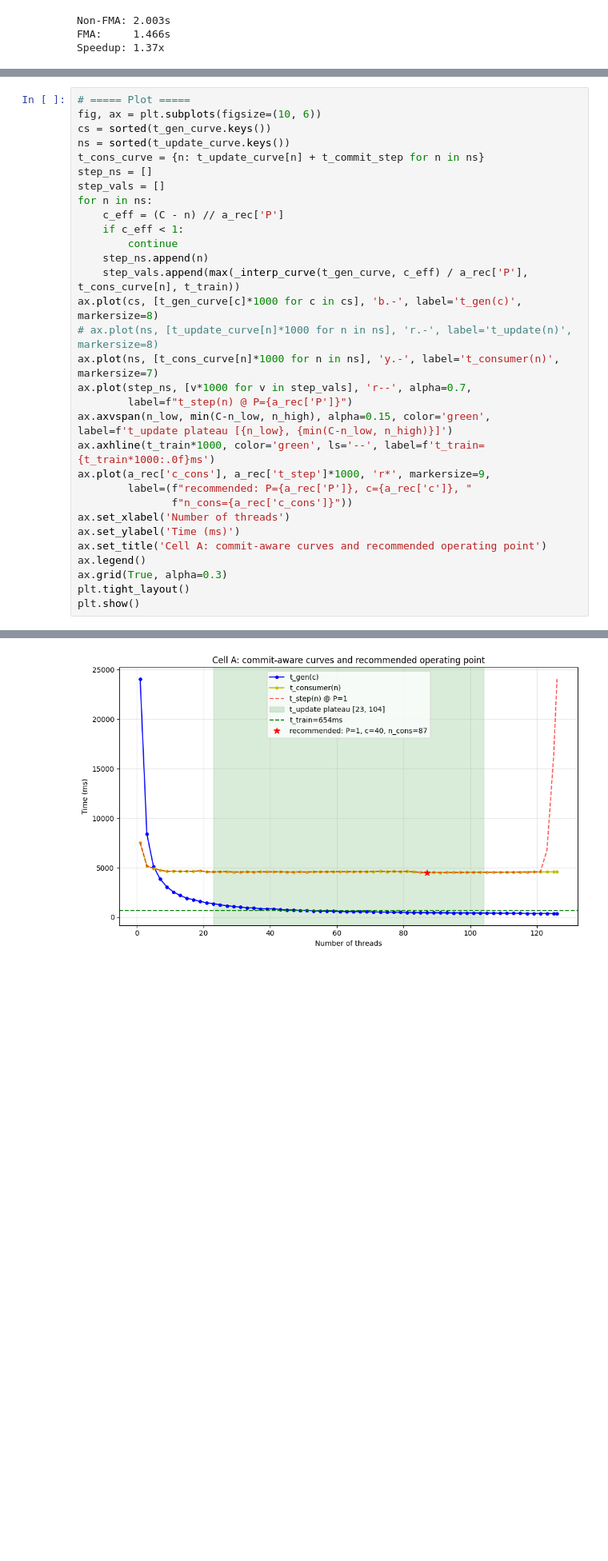
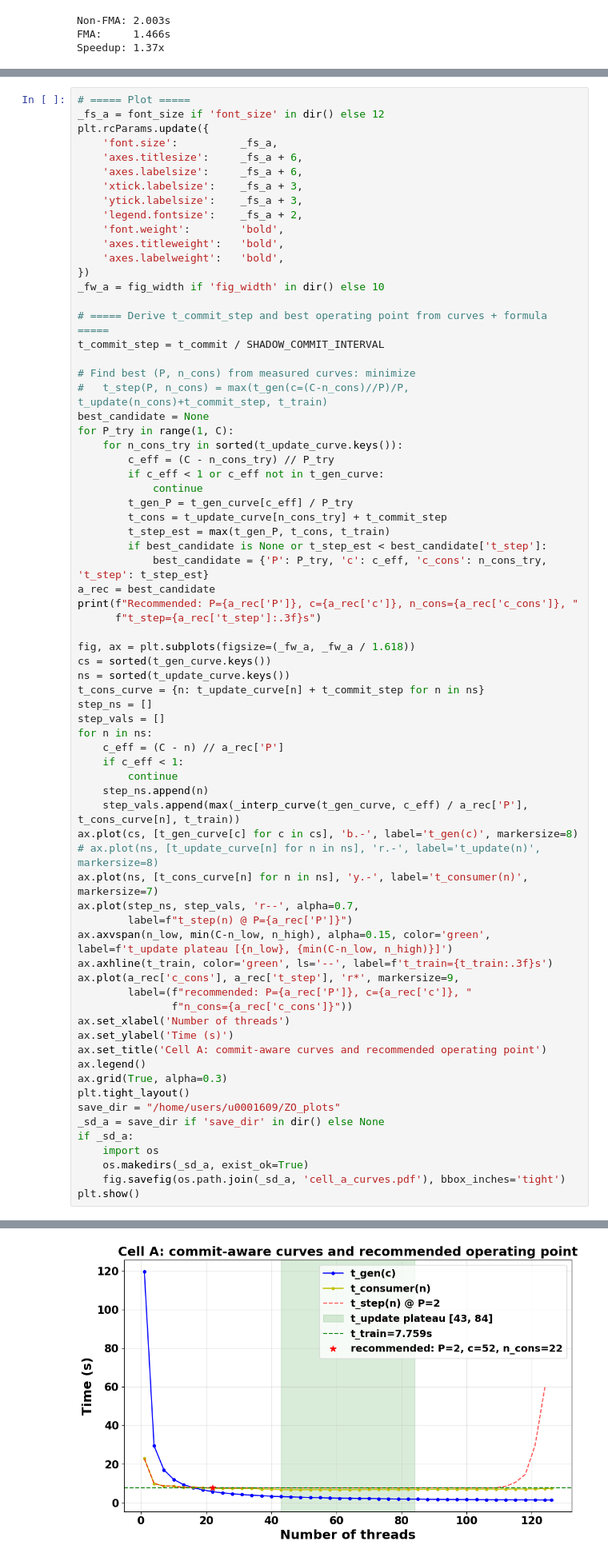
Before and after one commit to SunMinqiu/NonStopZO2, a Jupyter notebook: experiments/Non_stop_ZO copy.ipynb, the cells around one changed output, grey strips where cells are left out. Shown at 80% size. Drawn from its saved outputs; the diff is of its cells as text; blank space fills up the shorter version.

```diff
--- a/experiments/Non_stop_ZO copy.ipynb
+++ b/experiments/Non_stop_ZO copy.ipynb
@@ -702,6 +712,40 @@ t_update plateau: n=[21, 65], t_min=300.7ms (threshold: ±10%)
 # %%
 # ===== Plot =====
-fig, ax = plt.subplots(figsize=(10, 6))
+_fs_a = font_size if 'font_size' in dir() else 12
+plt.rcParams.update({
+    'font.size':          _fs_a,
+    'axes.titlesize':     _fs_a + 6,
+    'axes.labelsize':     _fs_a + 6,
+    'xtick.labelsize':    _fs_a + 3,
+    'ytick.labelsize':    _fs_a + 3,
+    'legend.fontsize':    _fs_a + 2,
+    'font.weight':        'bold',
+    'axes.titleweight':   'bold',
+    'axes.labelweight':   'bold',
+})
+_fw_a = fig_width if 'fig_width' in dir() else 10
+
+# ===== Derive t_commit_step and best operating point from curves + formula =====
+t_commit_step = t_commit / SHADOW_COMMIT_INTERVAL
+
+# Find best (P, n_cons) from measured curves: minimize
+#   t_step(P, n_cons) = max(t_gen(c=(C-n_cons)//P)/P, t_update(n_cons)+t_commit_step, t_train)
+best_candidate = None
+for P_try in range(1, C):
+    for n_cons_try in sorted(t_update_curve.keys()):
+        c_eff = (C - n_cons_try) // P_try
+        if c_eff < 1 or c_eff not in t_gen_curve:
+            continue
+        t_gen_P = t_gen_curve[c_eff] / P_try
+        t_cons = t_update_curve[n_cons_try] + t_commit_step
+        t_step_est = max(t_gen_P, t_cons, t_train)
+        if best_candidate is None or t_step_est < best_candidate['t_step']:
+            best_candidate = {'P': P_try, 'c': c_eff, 'c_cons': n_cons_try, 't_step': t_step_est}
+a_rec = best_candidate
+print(f"Recommended: P={a_rec['P']}, c={a_rec['c']}, n_cons={a_rec['c_cons']}, "
+      f"t_step={a_rec['t_step']:.3f}s")
+
+fig, ax = plt.subplots(figsize=(_fw_a, _fw_a / 1.618))
 cs = sorted(t_gen_curve.keys())
 ns = sorted(t_update_curve.keys())
 t_cons_curve = {n: t_update_curve[n] + t_commit_step for n in ns}
@@ -713,21 +757,27 @@ for n in ns:
         continue
     step_ns.append(n)
     step_vals.append(max(_interp_curve(t_gen_curve, c_eff) / a_rec['P'], t_cons_curve[n], t_train))
-ax.plot(cs, [t_gen_curve[c]*1000 for c in cs], 'b.-', label='t_gen(c)', markersize=8)
-# ax.plot(ns, [t_update_curve[n]*1000 for n in ns], 'r.-', label='t_update(n)', markersize=8)
-ax.plot(ns, [t_cons_curve[n]*1000 for n in ns], 'y.-', label='t_consumer(n)', markersize=7)
-ax.plot(step_ns, [v*1000 for v in step_vals], 'r--', alpha=0.7,
+ax.plot(cs, [t_gen_curve[c] for c in cs], 'b.-', label='t_gen(c)', markersize=8)
+# ax.plot(ns, [t_update_curve[n] for n in ns], 'r.-', label='t_update(n)', markersize=8)
+ax.plot(ns, [t_cons_curve[n] for n in ns], 'y.-', label='t_consumer(n)', markersize=7)
+ax.plot(step_ns, step_vals, 'r--', alpha=0.7,
         label=f"t_step(n) @ P={a_rec['P']}")
 ax.axvspan(n_low, min(C-n_low, n_high), alpha=0.15, color='green', label=f't_update plateau [{n_low}, {min(C-n_low, n_high)}]')
-ax.axhline(t_train*1000, color='green', ls='--', label=f't_train={t_train*1000:.0f}ms')
-ax.plot(a_rec['c_cons'], a_rec['t_step']*1000, 'r*', markersize=9,
+ax.axhline(t_train, color='green', ls='--', label=f't_train={t_train:.3f}s')
+ax.plot(a_rec['c_cons'], a_rec['t_step'], 'r*', markersize=9,
         label=(f"recommended: P={a_rec['P']}, c={a_rec['c']}, "
                f"n_cons={a_rec['c_cons']}"))
 ax.set_xlabel('Number of threads')
-ax.set_ylabel('Time (ms)')
+ax.set_ylabel('Time (s)')
 ax.set_title('Cell A: commit-aware curves and recommended operating point')
 ax.legend()
 ax.grid(True, alpha=0.3)
 plt.tight_layout()
+save_dir = "/home/users/u0001609/ZO_plots"
+_sd_a = save_dir if 'save_dir' in dir() else None
+if _sd_a:
+    import os
+    os.makedirs(_sd_a, exist_ok=True)
+    fig.savefig(os.path.join(_sd_a, 'cell_a_curves.pdf'), bbox_inches='tight')
 plt.show()
 # %% [output]
@@ -734,4 +785,4 @@ plt.show()
-[figure, old version]
+[figure, new version]
 # %%
 """Step 2: Build validation candidates directly from Cell A results."""
 import matplotlib.pyplot as plt
```
Also changed, not shown: parts of 31 cells of this notebook, 18 other files.
